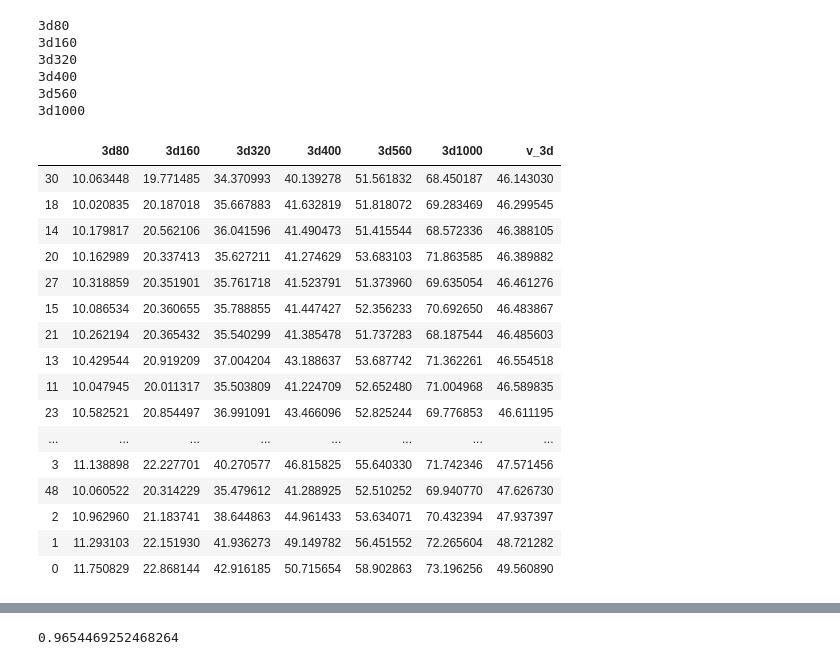
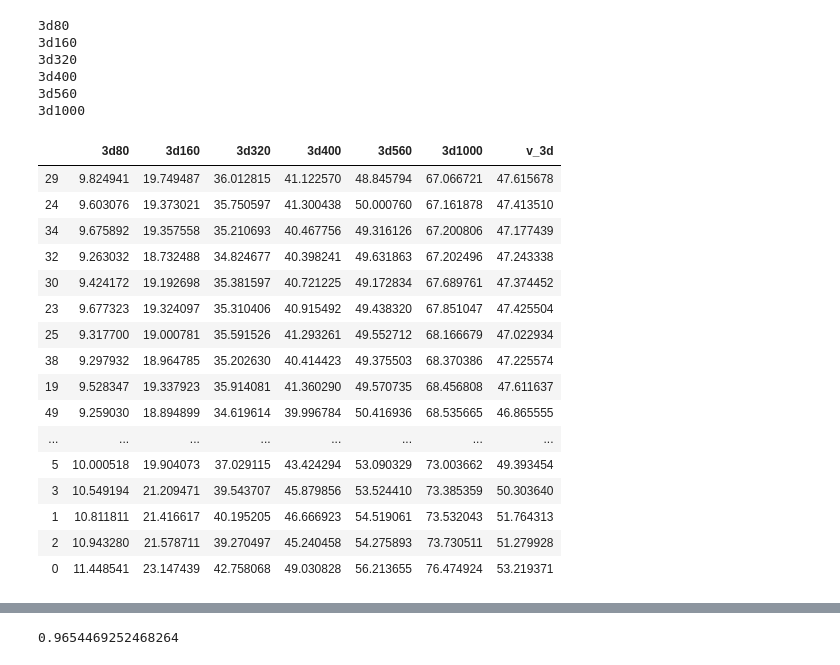
Before and after one commit to tileb1/LearnTrajDep, a Jupyter notebook: Untitled.ipynb, the cells around one changed output, grey strips where cells are left out. Cells and saved outputs as stored; diff of their text form; code cells hidden in the pictures.

```diff
--- a/Untitled.ipynb
+++ b/Untitled.ipynb
@@ -88,10 +88,10 @@ import pandas as pd
 df = pd.read_csv('checkpoint/test/main_3d_3D_in10_out25_dct_n_30.csv')
 df = df.sort_values(by='v_3d')
 # %%
-best_df = pd.read_csv('checkpoint/test/best_file.csv').sort_values(by='v_3d')
-cols = [i for i in best_df.columns if (i.endswith('3d1000') or i.endswith('3d560')) and i[:i.index("3")] in ['walking', 'eating', 'smoking', 'discussion']]
-best_df[cols].iloc[0]
-df = best_df
+# best_df = pd.read_csv('checkpoint/test/best_file.csv').sort_values(by='v_3d')
+# cols = [i for i in best_df.columns if (i.endswith('3d1000') or i.endswith('3d560')) and i[:i.index("3")] in ['walking', 'eating', 'smoking', 'discussion']]
+# best_df[cols].iloc[0]
+# df = best_df
 # %%
 import utils.data_utils as data_utils
 import re
@@ -121,22 +121,22 @@ for key in columns_mapping:
 3d560
 3d1000
 # %%
-df[list(columns_mapping.keys()) + ['v_3d']]#.sort_values(by='3d1000')
+df[list(columns_mapping.keys()) + ['v_3d']].sort_values(by='3d1000')
 # %% [output]
 |  | 3d80 | 3d160 | 3d320 | 3d400 | 3d560 | 3d1000 | v_3d |
-| 30 | 10.063448 | 19.771485 | 34.370993 | 40.139278 | 51.561832 | 68.450187 | 46.143030 |
-| 18 | 10.020835 | 20.187018 | 35.667883 | 41.632819 | 51.818072 | 69.283469 | 46.299545 |
-| 14 | 10.179817 | 20.562106 | 36.041596 | 41.490473 | 51.415544 | 68.572336 | 46.388105 |
-| 20 | 10.162989 | 20.337413 | 35.627211 | 41.274629 | 53.683103 | 71.863585 | 46.389882 |
-| 27 | 10.318859 | 20.351901 | 35.761718 | 41.523791 | 51.373960 | 69.635054 | 46.461276 |
-| 15 | 10.086534 | 20.360655 | 35.788855 | 41.447427 | 52.356233 | 70.692650 | 46.483867 |
-| 21 | 10.262194 | 20.365432 | 35.540299 | 41.385478 | 51.737283 | 68.187544 | 46.485603 |
-| 13 | 10.429544 | 20.919209 | 37.004204 | 43.188637 | 53.687742 | 71.362261 | 46.554518 |
-| 11 | 10.047945 | 20.011317 | 35.503809 | 41.224709 | 52.652480 | 71.004968 | 46.589835 |
-| 23 | 10.582521 | 20.854497 | 36.991091 | 43.466096 | 52.825244 | 69.776853 | 46.611195 |
+| 29 | 9.824941 | 19.749487 | 36.012815 | 41.122570 | 48.845794 | 67.066721 | 47.615678 |
+| 24 | 9.603076 | 19.373021 | 35.750597 | 41.300438 | 50.000760 | 67.161878 | 47.413510 |
+| 34 | 9.675892 | 19.357558 | 35.210693 | 40.467756 | 49.316126 | 67.200806 | 47.177439 |
+| 32 | 9.263032 | 18.732488 | 34.824677 | 40.398241 | 49.631863 | 67.202496 | 47.243338 |
+| 30 | 9.424172 | 19.192698 | 35.381597 | 40.721225 | 49.172834 | 67.689761 | 47.374452 |
+| 23 | 9.677323 | 19.324097 | 35.310406 | 40.915492 | 49.438320 | 67.851047 | 47.425504 |
+| 25 | 9.317700 | 19.000781 | 35.591526 | 41.293261 | 49.552712 | 68.166679 | 47.022934 |
+| 38 | 9.297932 | 18.964785 | 35.202630 | 40.414423 | 49.375503 | 68.370386 | 47.225574 |
+| 19 | 9.528347 | 19.337923 | 35.914081 | 41.360290 | 49.570735 | 68.456808 | 47.611637 |
+| 49 | 9.259030 | 18.894899 | 34.619614 | 39.996784 | 50.416936 | 68.535665 | 46.865555 |
 | ... | ... | ... | ... | ... | ... | ... | ... |
-| 3 | 11.138898 | 22.227701 | 40.270577 | 46.815825 | 55.640330 | 71.742346 | 47.571456 |
-| 48 | 10.060522 | 20.314229 | 35.479612 | 41.288925 | 52.510252 | 69.940770 | 47.626730 |
-| 2 | 10.962960 | 21.183741 | 38.644863 | 44.961433 | 53.634071 | 70.432394 | 47.937397 |
-| 1 | 11.293103 | 22.151930 | 41.936273 | 49.149782 | 56.451552 | 72.265604 | 48.721282 |
-| 0 | 11.750829 | 22.868144 | 42.916185 | 50.715654 | 58.902863 | 73.196256 | 49.560890 |
+| 5 | 10.000518 | 19.904073 | 37.029115 | 43.424294 | 53.090329 | 73.003662 | 49.393454 |
+| 3 | 10.549194 | 21.209471 | 39.543707 | 45.879856 | 53.524410 | 73.385359 | 50.303640 |
+| 1 | 10.811811 | 21.416617 | 40.195205 | 46.666923 | 54.519061 | 73.532043 | 51.764313 |
+| 2 | 10.943280 | 21.578711 | 39.270497 | 45.240458 | 54.275893 | 73.730511 | 51.279928 |
+| 0 | 11.448541 | 23.147439 | 42.758068 | 49.030828 | 56.213655 | 76.474924 | 53.219371 |
```
Also changed, not shown: parts of 5 cells of this notebook, 2 other files.
